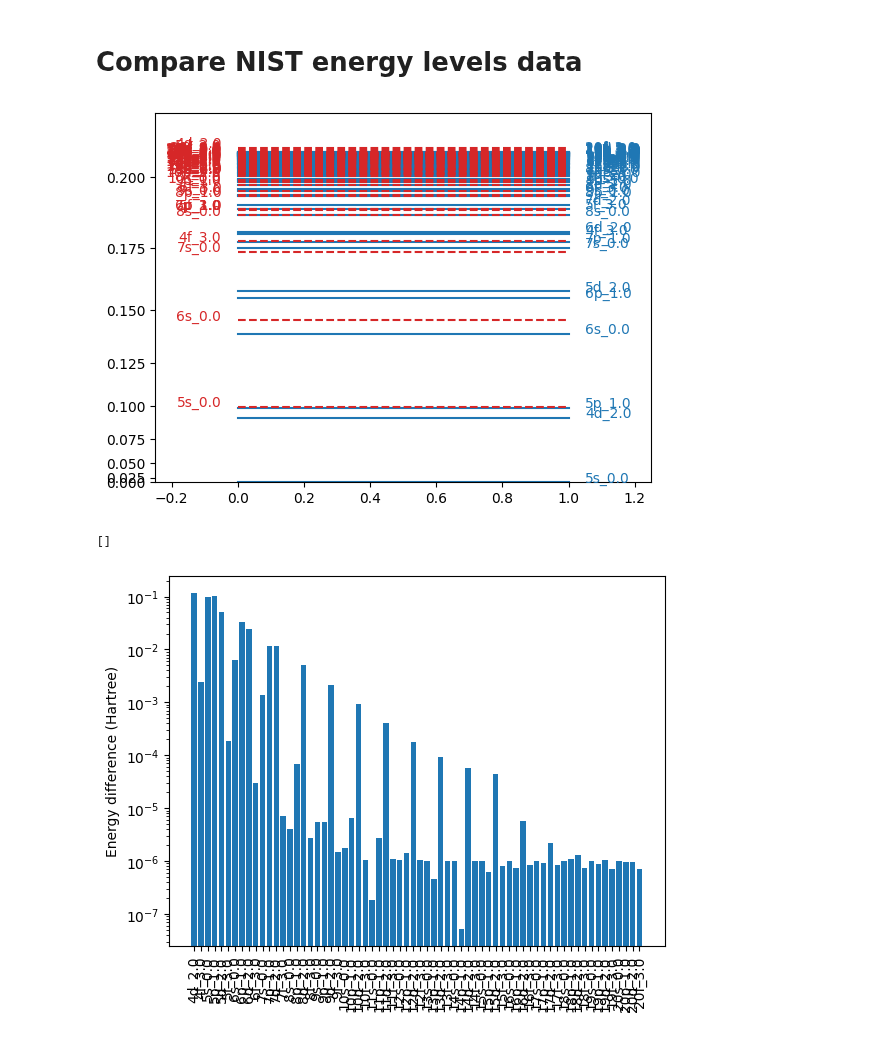
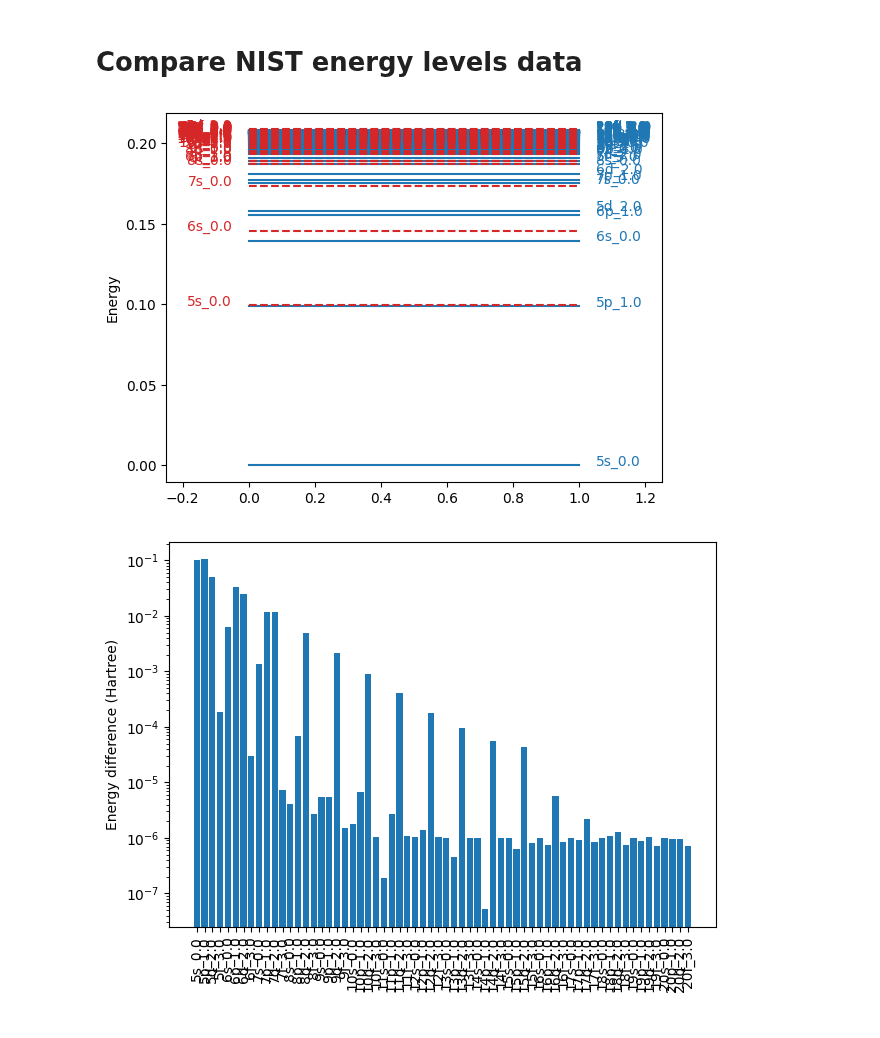
Before and after one commit to pairinteraction/ryd-numerov, a Jupyter notebook: docs/examples/comparisons/compare_nist_energy_levels_data.ipynb, the cells around one changed output. Drawn from its saved outputs; the diff is of its cells as text; code cells hidden in the pictures.

```diff
--- a/docs/examples/comparisons/compare_nist_energy_levels_data.ipynb
+++ b/docs/examples/comparisons/compare_nist_energy_levels_data.ipynb
@@ -9,14 +11,14 @@ from ryd_numerov.elements import BaseElement
 # %%
-species = "Sr88_singlet"  # "Rb"
-element = BaseElement.from_species(species, use_nist_data=True)
-element_without_nist = BaseElement.from_species(species, use_nist_data=False)
+element = Strontium88Singlet(use_nist_data=True, nist_n_max=60)
+element_without_nist = Strontium88Singlet(use_nist_data=False)
 
 energies_with_nist = []
 energies_without_nist = []
 labels = []
+n_list = []
 
 l_int2str = {0: "s", 1: "p", 2: "d", 3: "f", 4: "g", 5: "h", 6: "i", 7: "j"}
-for n in range(25):
+for n in range(5, 25):
     for l in range(n):
         if not element.is_allowed_shell(n, l):
             continue
@@ -28,17 +30,20 @@ for n in range(25):
             labels.append(f"{n}{l_int2str.get(l, ',' + str(l))}_{j:.1f}")
             energies_with_nist.append(element.calc_energy(n, l, j, unit="hartree"))
             energies_without_nist.append(element_without_nist.calc_energy(n, l, j, unit="hartree"))
+            n_list.append(n)
 
 energies_with_nist = np.array(energies_with_nist) + element.get_ionization_energy(unit="hartree")
 energies_without_nist = np.array(energies_without_nist) + element_without_nist.get_ionization_energy(unit="hartree")
 # %%
 fig, ax = plt.subplots()
 
-y_max = 0.22
+ax.set_ylabel("Energy")
+if False:  # Change to True if you want to scale energies by n^2
+    energies_with_nist *= np.array(n_list) ** 2
+    energies_without_nist *= np.array(n_list) ** 2
+    ax.set_ylabel("Energy * n^2")
 
 for i, label in enumerate(labels):
-    if energies_with_nist[i] >= y_max or energies_without_nist[i] >= y_max:
-        continue
     if energies_with_nist[i] < 0 or energies_without_nist[i] < 0:
         print(
             f"Skipping negative energy for {label}: "
@@ -52,35 +57,21 @@ for i, label in enumerate(labels):
     ax.text(-0.05, energies_without_nist[i], label, color="C3", ha="right")
 
 ax.set_xlim(-0.25, 1.25)
-ax.set_ylim(0, y_max)
-
-power = 2
-
-
-def func(x: float) -> float:
-    return np.power(x, power)
-
-
-def inv_func(y: float) -> float:
-    return np.power(y, 1 / power)
-
-
-ax.set_yscale(mpl.scale.FuncScale(ax, (func, inv_func)))
 
 plt.show()
 # %% [output]
-[figure, old version]
+[figure, new version]
 # %%
 energies_diff = np.abs(np.array(energies_with_nist) - np.array(energies_without_nist))
 
 fig, ax = plt.subplots()
 ax.bar(np.arange(len(energies_diff)), energies_diff, tick_label=labels, color="C0")
 ax.set_ylabel("Energy difference (Hartree)")
 ax.set_xticklabels(labels, rotation=90)
 
 ax.set_yscale("log")
 
-plt.plot()
+fig.tight_layout()
+plt.show()
 # %% [output]
-[]
-[figure, old version]
+[figure, new version]
```
Also changed, not shown: parts of 1 cell of this notebook, 1 other file.
